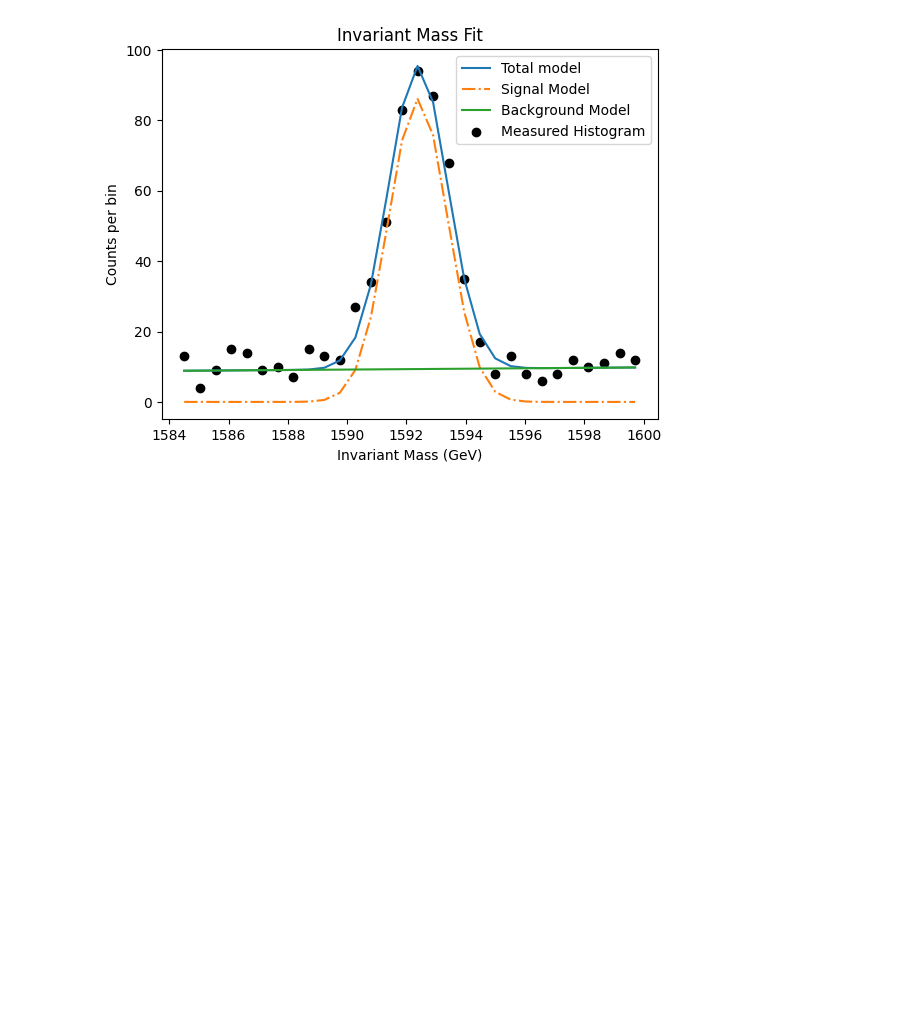
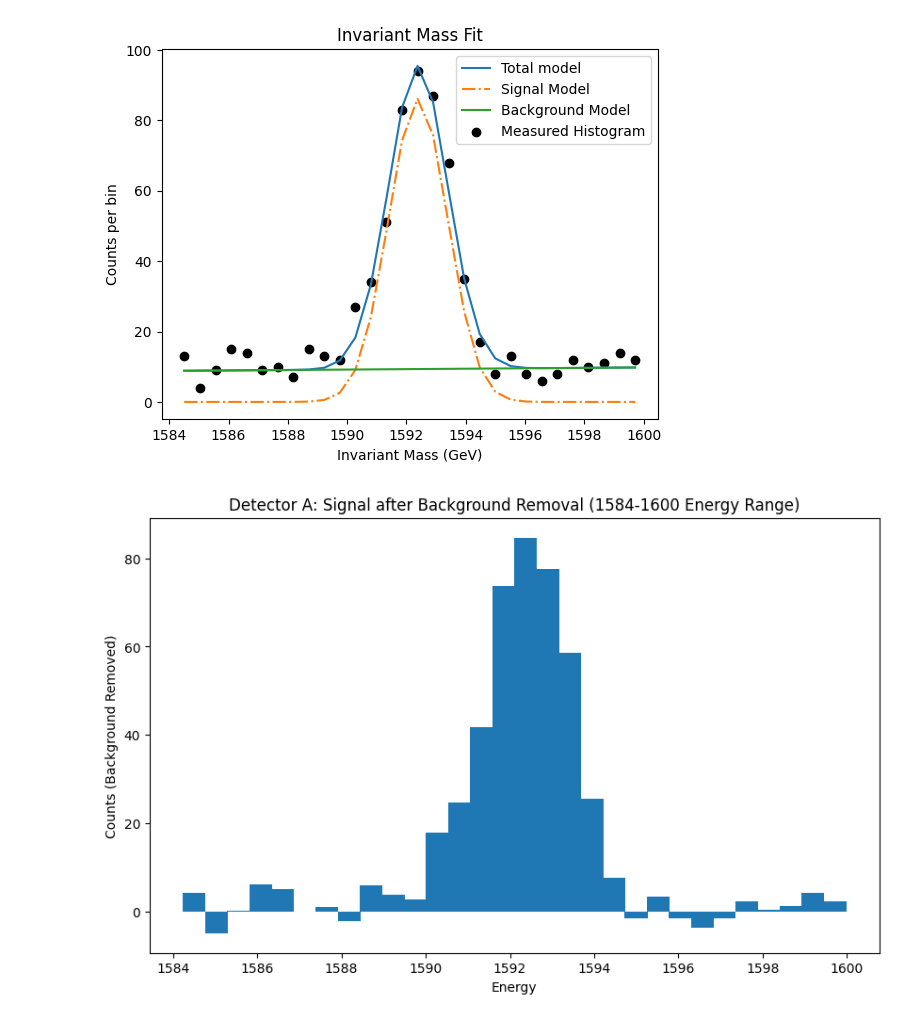
Before and after one commit to TangyKiwi/DSC-291-Final-Project, a Jupyter notebook: scripts/detectorAcut.ipynb, the cells around one changed output. Cells and saved outputs as stored; diff of their text form; code cells hidden in the pictures; blank space fills up the shorter version.

```diff
--- a/scripts/detectorAcut.ipynb
+++ b/scripts/detectorAcut.ipynb
@@ -111,8 +163,19 @@ def fit_signal_background(data, E_min, E_max, n_bins=30):
     plt.title('Invariant Mass Fit')
     plt.legend()
     plt.show()
+
+    return x_data, bin_width, y_data - bkgfit_y
 # %%
-fit_signal_background(detA, 1584, 1600, n_bins=30)
+bin_centers, bin_width, rmvd_bkg = fit_signal_background(detA, 1584, 1600, n_bins=30)
 # %% [output]
 <ValueView A=86.12218910758635 mu=1592.3946801959985 sigma=0.9976747957728683 a=0.0610685672304069 b=-87.9094866685632>
 [figure]
+# %%
+plt.figure(figsize=(10,6))
+plt.bar(bin_centers, rmvd_bkg, width=bin_width)
+plt.xlabel('Energy')
+plt.ylabel('Counts (Background Removed)')
+plt.title('Detector A: Signal after Background Removal (1584-1600 Energy Range)')
+plt.show()
+# %% [output]
+[figure, added]
```
Also changed, not shown: parts of 5 cells of this notebook.
